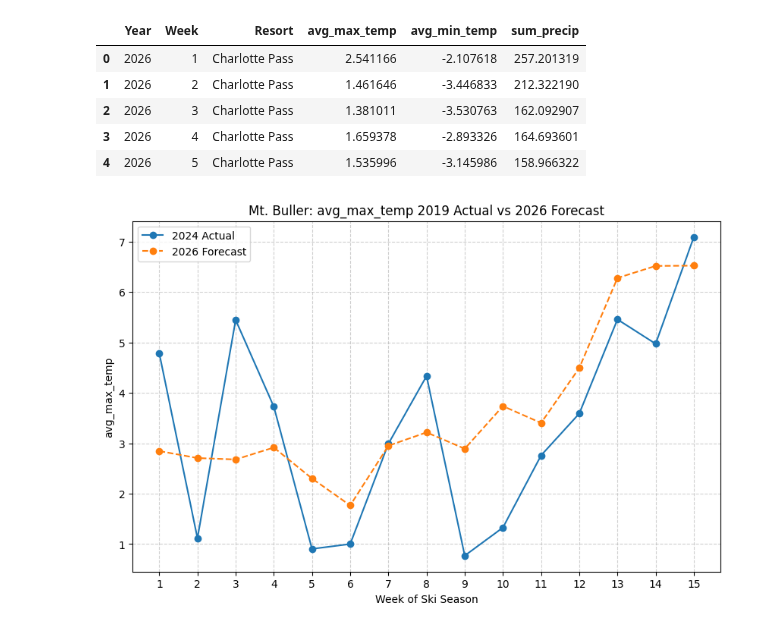
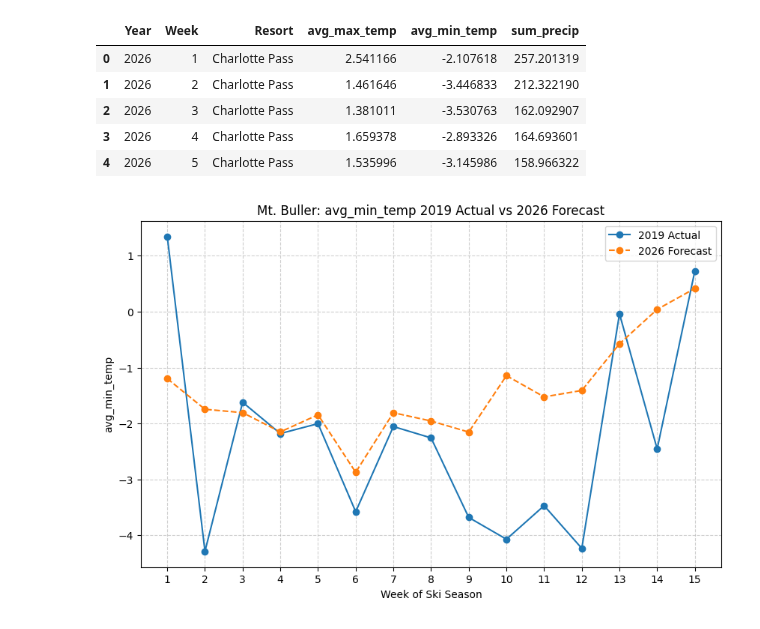
Before and after one commit to bsri0004/R2B2, a Jupyter notebook: predictive/time-series.ipynb, the cells around one changed output. Saved outputs shown, nothing was run; the diff lists cells and outputs as text; code cells hidden in the pictures.

```diff
--- a/predictive/time-series.ipynb
+++ b/predictive/time-series.ipynb
@@ -167,26 +167,26 @@ Saved weekly_climate_2026.csv
 # %%
 import matplotlib.pyplot as plt
 
 resort_viz = "Mt. Buller"
-features_viz = "avg_max_temp"
+features_viz = "avg_min_temp"
 year_viz = 2019
 
 # Filter Mount Buller 2024 from original training dataset
 buller_2024 = df_train[(df_train["Resort"]==resort_viz) & (df_train["Year"]==year_viz)]
 
 # Filter Mount Buller 2026 forecast
 buller_2026 = future_2026[(future_2026["Resort"]==resort_viz) & (future_2026["Year"]==2026)]
 
 plt.figure(figsize=(10,6))
-plt.plot(buller_2024["Week"], buller_2024[features_viz], marker="o", label="2024 Actual")
+plt.plot(buller_2024["Week"], buller_2024[features_viz], marker="o", label=str(year_viz)+" Actual")
 plt.plot(buller_2026["Week"], buller_2026[features_viz], marker="o", linestyle="--", label="2026 Forecast")
 
 plt.xticks(range(1,16))
 plt.xlabel("Week of Ski Season")
 plt.ylabel(features_viz)
 plt.title(resort_viz + ": " +features_viz+ " " + str(year_viz)+" Actual vs 2026 Forecast")
 plt.legend()
 plt.grid(True, linestyle="--", alpha=0.6)
 plt.show()
 # %% [output]
-[figure, old version]
+[figure, new version]
```
Also changed, not shown: 5 other files.
